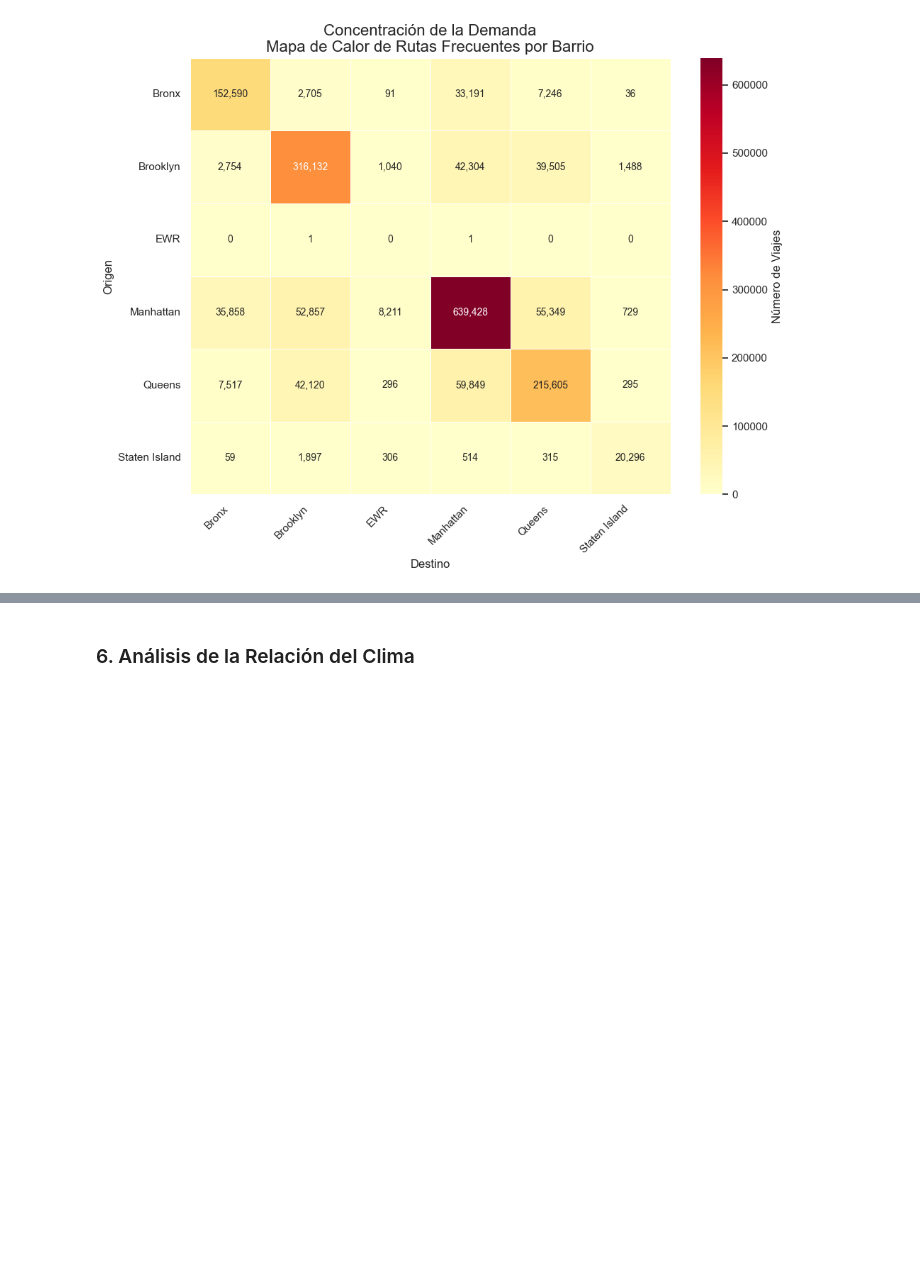
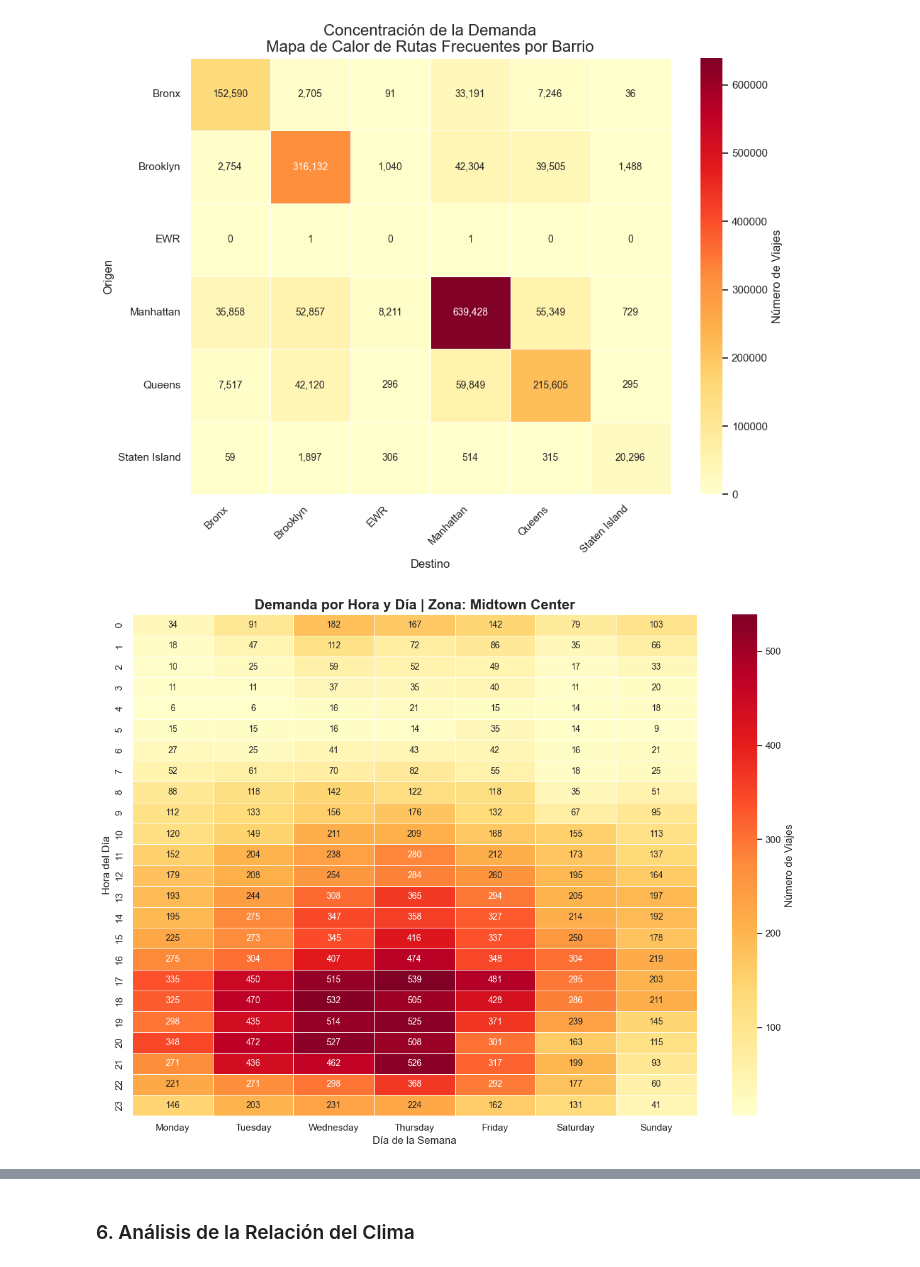
Before and after one commit to carmengranadosv/PD2-conducIA, a Jupyter notebook: src/analysis/1_data_analysis.ipynb, the cells around one changed output, grey strips where cells are left out. Drawn from its saved outputs; the diff is of its cells as text; code cells hidden in the pictures; blank space fills up the shorter version.

Commit message:
Añadimos gráficas necesarias para el estudio de mercado

```diff
--- a/src/analysis/1_data_analysis.ipynb
+++ b/src/analysis/1_data_analysis.ipynb
@@ -763,6 +763,64 @@ plt.show()
 3         Bronx          Bronx  152590
 4        Queens      Manhattan   59849
 [figure]
+# %%
+# --- HEATMAP DEMANDA POR ZONA ---
+
+def heatmap_demanda_zona(df, zona_seleccionada):
+
+    df_z = df[df['origen_zona'] == zona_seleccionada].copy()
+
+    if df_z.empty:
+        print(f" No hay datos para la zona: {zona_seleccionada}")
+        return
+
+    # Crear columnas auxiliares
+    df_z['hora'] = df_z['fecha_inicio'].dt.hour
+    df_z['dia_semana'] = df_z['fecha_inicio'].dt.day_name()
+
+    # Agrupar
+    demanda = (
+        df_z
+        .groupby(['hora', 'dia_semana'])
+        .size()
+        .reset_index(name='viajes')
+    )
+
+    pivot_demanda = demanda.pivot(
+        index='hora',
+        columns='dia_semana',
+        values='viajes'
+    ).fillna(0)
+
+    # Ordenar días
+    dias_orden = ['Monday', 'Tuesday', 'Wednesday', 'Thursday',
+                  'Friday', 'Saturday', 'Sunday']
+
+    pivot_demanda = pivot_demanda[
+        [d for d in dias_orden if d in pivot_demanda.columns]
+    ]
+
+    plt.figure(figsize=(12, 9))
+    sns.heatmap(
+        pivot_demanda,
+        annot=True,
+        fmt='.0f',
+        cmap='YlOrRd',
+        linewidths=0.5,
+        cbar_kws={'label': 'Número de Viajes'}
+    )
+
+    plt.title(f"Demanda por Hora y Día | Zona: {zona_seleccionada}",
+              fontsize=16, fontweight='bold')
+    plt.ylabel("Hora del Día")
+    plt.xlabel("Día de la Semana")
+    plt.tight_layout()
+    plt.show()
+
+# Elegir el barrio
+heatmap_demanda_zona(df, "Midtown Center")
+# %% [output]
+[figure, added]
 # %%
 # --- CALCULAR RUTAS MÁS FRECUENTES POR BARRIOS ---
 # Agrupamos por nombre de zona específico
```
Also changed, not shown: parts of 3 cells of this notebook.
